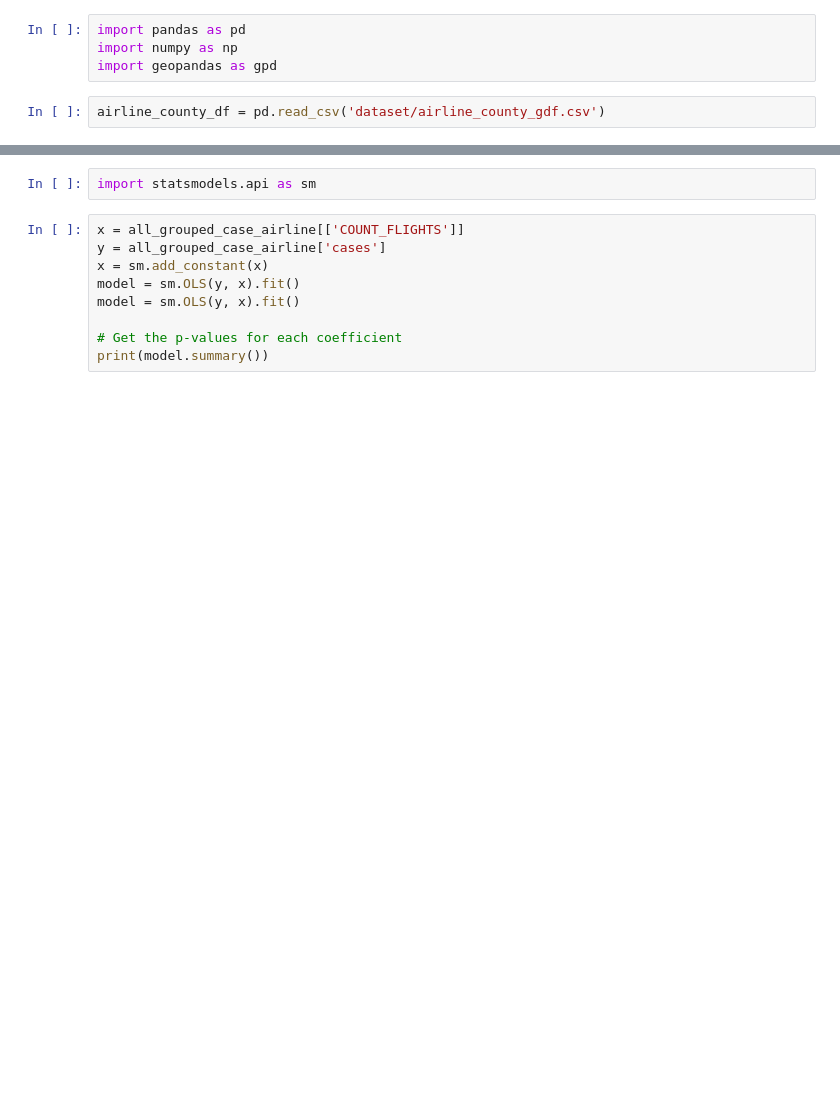
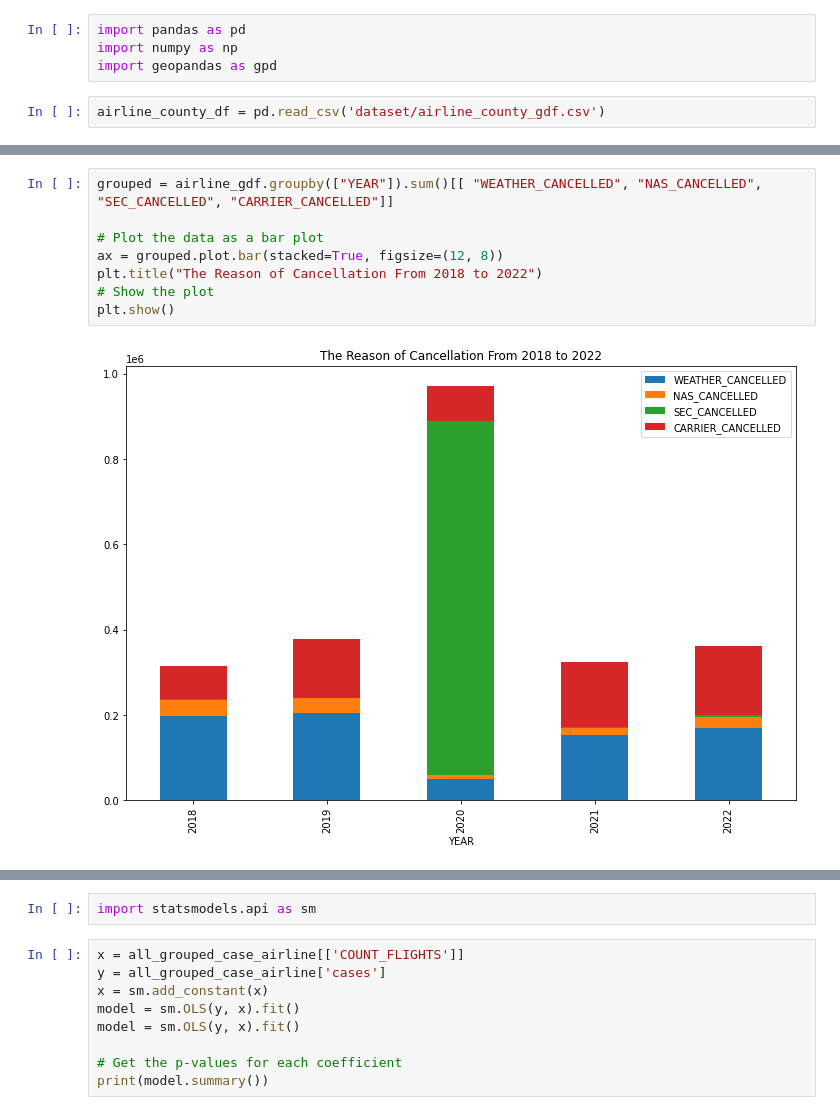
Before and after one commit to Haoj1/Big-Data-Econ-Analysis, a Jupyter notebook: Data_Analysis.ipynb, the cells around one changed output, grey strips where cells are left out. Saved outputs shown, nothing was run; the diff lists cells and outputs as text; blank space fills up the shorter version.

```diff
--- a/Data_Analysis.ipynb
+++ b/Data_Analysis.ipynb
@@ -59,3 +67,13 @@ plt.show()
+# %%
+grouped = airline_gdf.groupby(["YEAR"]).sum()[[ "WEATHER_CANCELLED", "NAS_CANCELLED", "SEC_CANCELLED", "CARRIER_CANCELLED"]]
+
+# Plot the data as a bar plot
+ax = grouped.plot.bar(stacked=True, figsize=(12, 8))
+plt.title("The Reason of Cancellation From 2018 to 2022")
+# Show the plot
+plt.show()
+# %% [output]
+[figure, added]
 # %%
 covid_airline_df = pd.read_csv('dataset/covid_airline.csv')
 covid_airline_df
```
Also changed, not shown: parts of 25 cells of this notebook, 11 other files.
